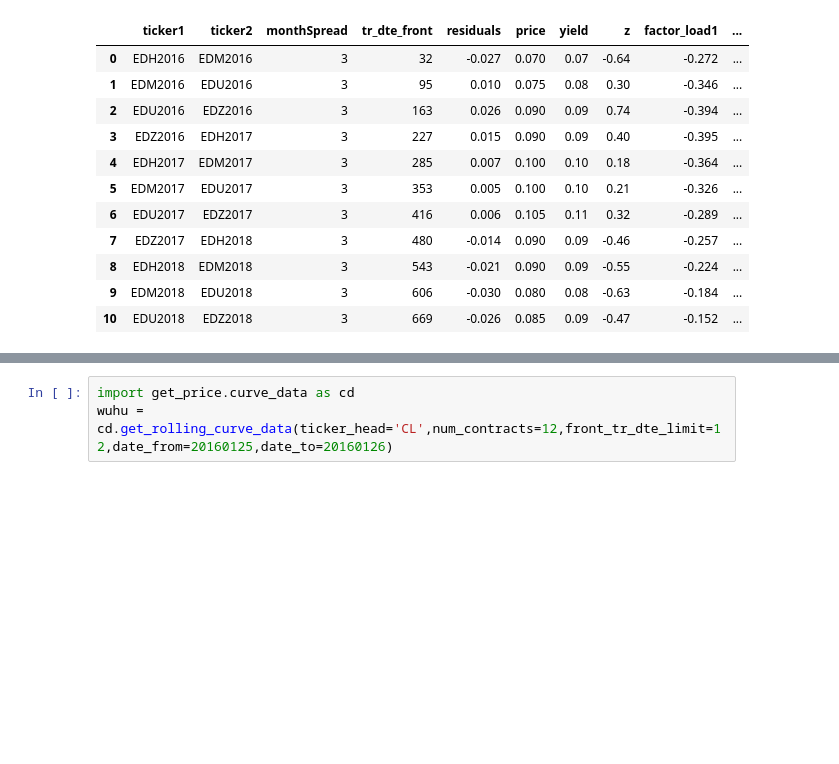
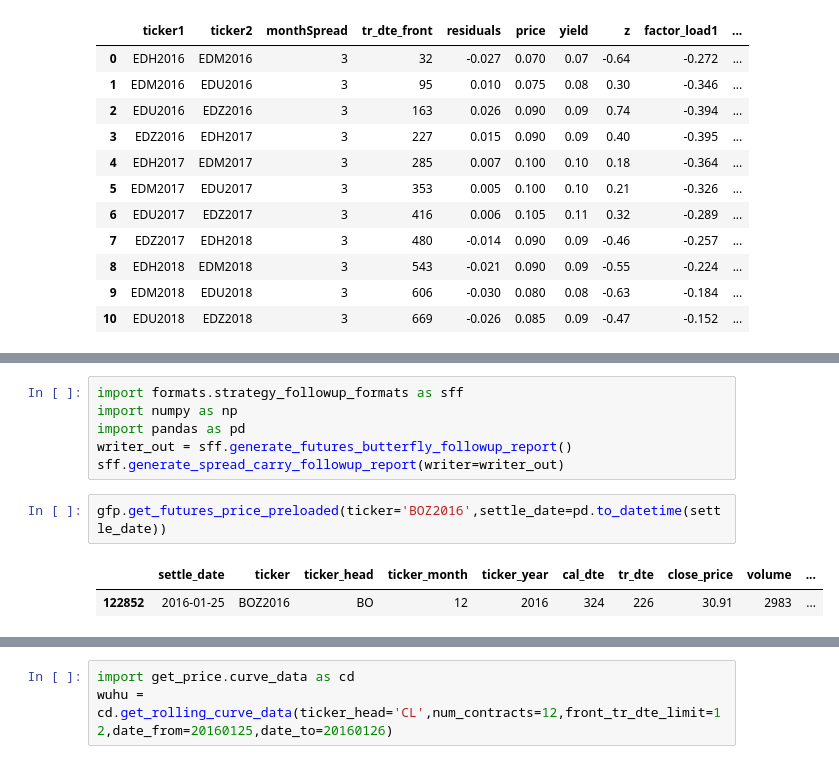
Before and after one commit to d0p34m1n3/repo_barbarossa, a Jupyter notebook: PycharmProjects/quandl/Untitled.ipynb, the cells around one changed output, grey strips where cells are left out. Drawn from its saved outputs; the diff is of its cells as text; blank space fills up the shorter version.

```diff
--- a/PycharmProjects/quandl/Untitled.ipynb
+++ b/PycharmProjects/quandl/Untitled.ipynb
@@ -126 +110,12 @@ plt.show()
+# %%
+import formats.strategy_followup_formats as sff
+import numpy as np
+import pandas as pd
+writer_out = sff.generate_futures_butterfly_followup_report()
+sff.generate_spread_carry_followup_report(writer=writer_out)
+# %%
+gfp.get_futures_price_preloaded(ticker='BOZ2016',settle_date=pd.to_datetime(settle_date))
+# %% [output]
+|  | settle_date | ticker | ticker_head | ticker_month | ticker_year | cal_dte | tr_dte | close_price | volume | ... |
+| 122852 | 2016-01-25 | BOZ2016 | BO | 12 | 2016 | 324 | 226 | 30.91 | 2983 | ... |
 # %%
```
Also changed, not shown: parts of 16 cells of this notebook, 7 other files.
